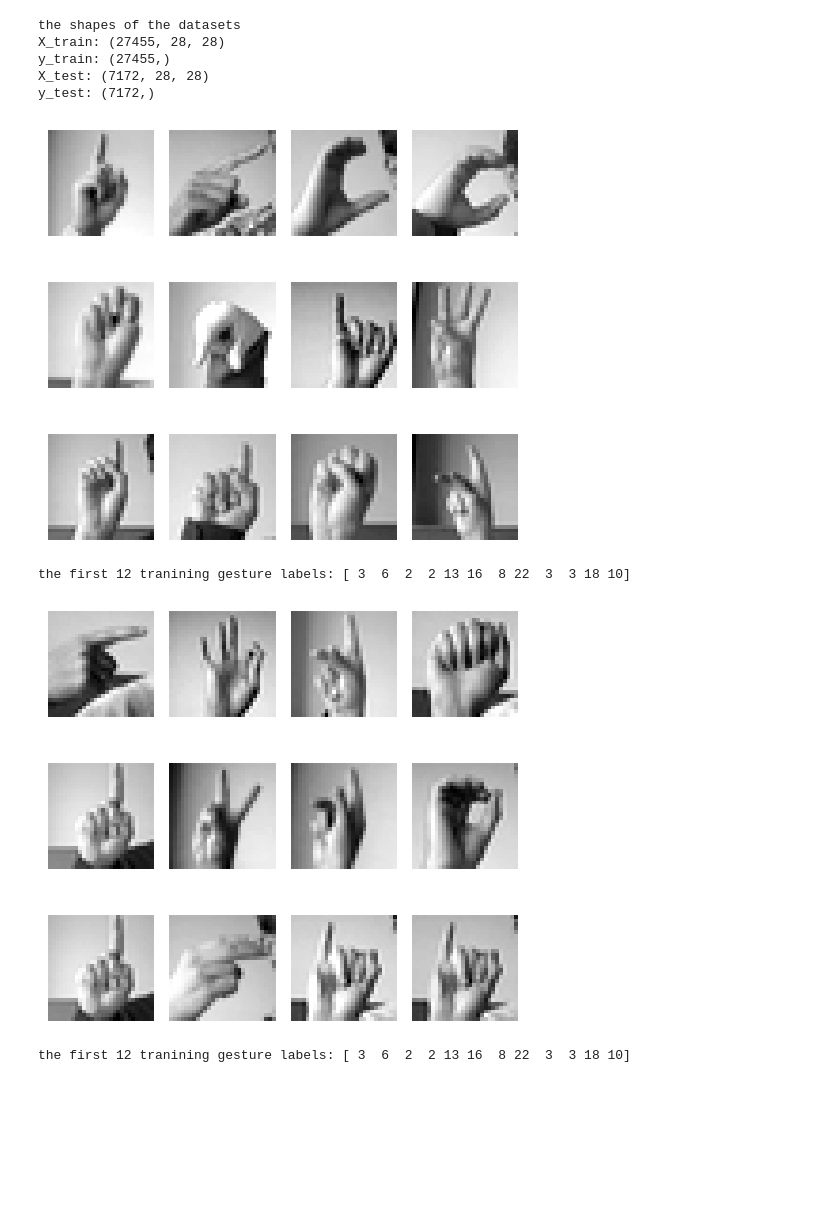
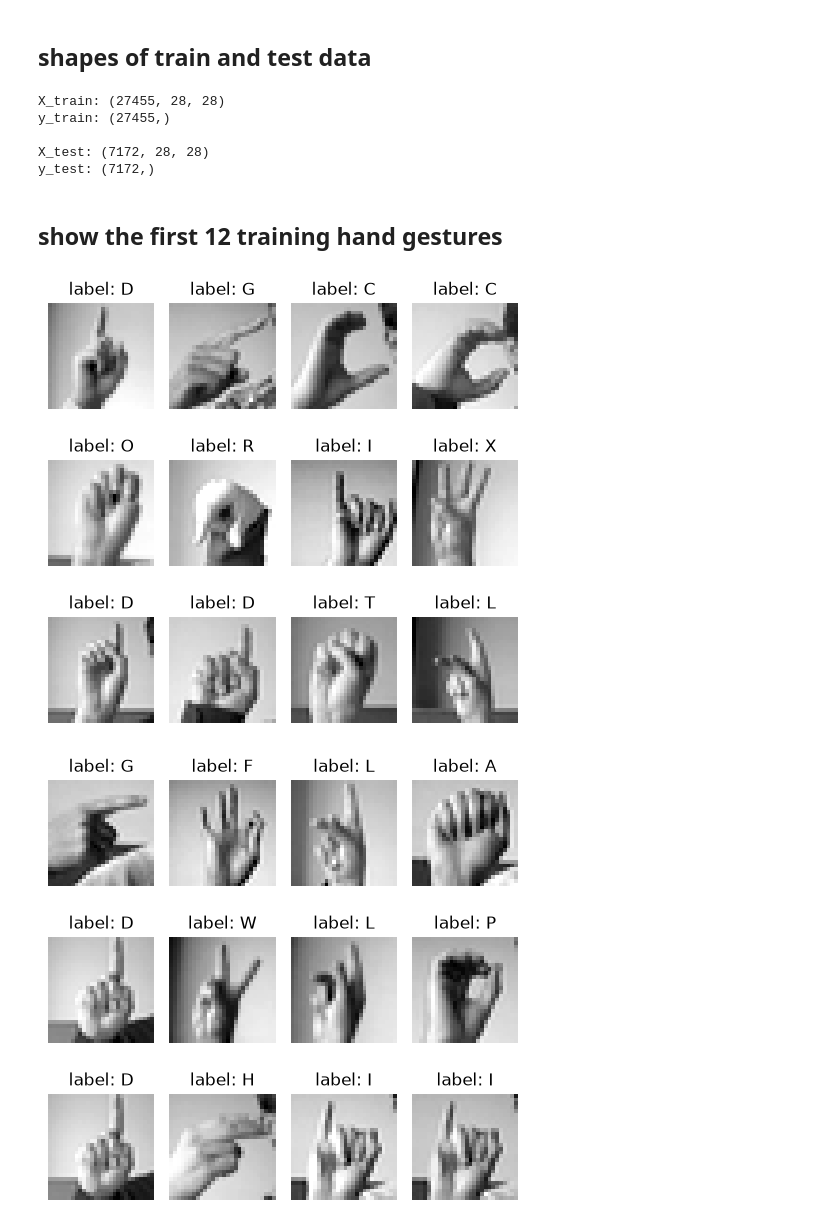
Before and after one commit to zamezamo/esp32_gesture_recognition, a Jupyter notebook: model/model.ipynb, the cells around one changed output. Saved outputs shown, nothing was run; the diff lists cells and outputs as text; code cells hidden in the pictures; blank space fills up the shorter version.

Commit message:
builded and trained working model

```diff
--- a/model/model.ipynb
+++ b/model/model.ipynb
@@ -20,43 +21,43 @@ X_train = train.iloc[:, 1:].to_numpy().reshape(-1, 28, 28)
 y_train = train.iloc[:, 0].to_numpy()
 X_test = test.iloc[:, 1:].to_numpy().reshape(-1, 28, 28)
 y_test = test.iloc[:, 0].to_numpy()
+# %% [markdown]
+## shapes of train and test data
 # %%
-print("the shapes of the datasets")
 print("X_train:", X_train.shape)
 print("y_train:", y_train.shape)
+print()
 print("X_test:", X_test.shape)
 print("y_test:", y_test.shape)
 # %% [output]
-the shapes of the datasets
 X_train: (27455, 28, 28)
 y_train: (27455,)
+
 X_test: (7172, 28, 28)
 y_test: (7172,)
+# %% [markdown]
+## show the first 12 training hand gestures
 # %%
-# show the first 12 training hand gestures
-
 plt.figure(figsize=(5,5))
 for k in range(12):
-    plt.subplot(3, 4, k+1)
+    subplt = plt.subplot(3, 4, k+1)
+    subplt.set_title(f"label: {labels[y_train[k]]}")
     plt.imshow(X_train[k], cmap='gray')
     plt.axis('off')
 plt.tight_layout()
 plt.show()
-print("the first 12 tranining gesture labels:", y_train[0:12])
 # %% [output]
-[figure, old version]
+[figure, new version]
-the first 12 tranining gesture labels: [ 3  6  2  2 13 16  8 22  3  3 18 10]
 # %%
 # show the first 12 test hand gestures
 
 plt.figure(figsize=(5,5))
 for k in range(12):
-    plt.subplot(3, 4, k+1)
+    subplt = plt.subplot(3, 4, k+1)
+    subplt.set_title(f"label: {labels[y_test[k]]}")
     plt.imshow(X_test[k], cmap='gray')
     plt.axis('off')
 plt.tight_layout()
 plt.show()
-print("the first 12 tranining gesture labels:", y_train[0:12])
 # %% [output]
-[figure, old version]
+[figure, new version]
-the first 12 tranining gesture labels: [ 3  6  2  2 13 16  8 22  3  3 18 10]
```
Also changed, not shown: parts of 19 cells of this notebook, 1 other file.
